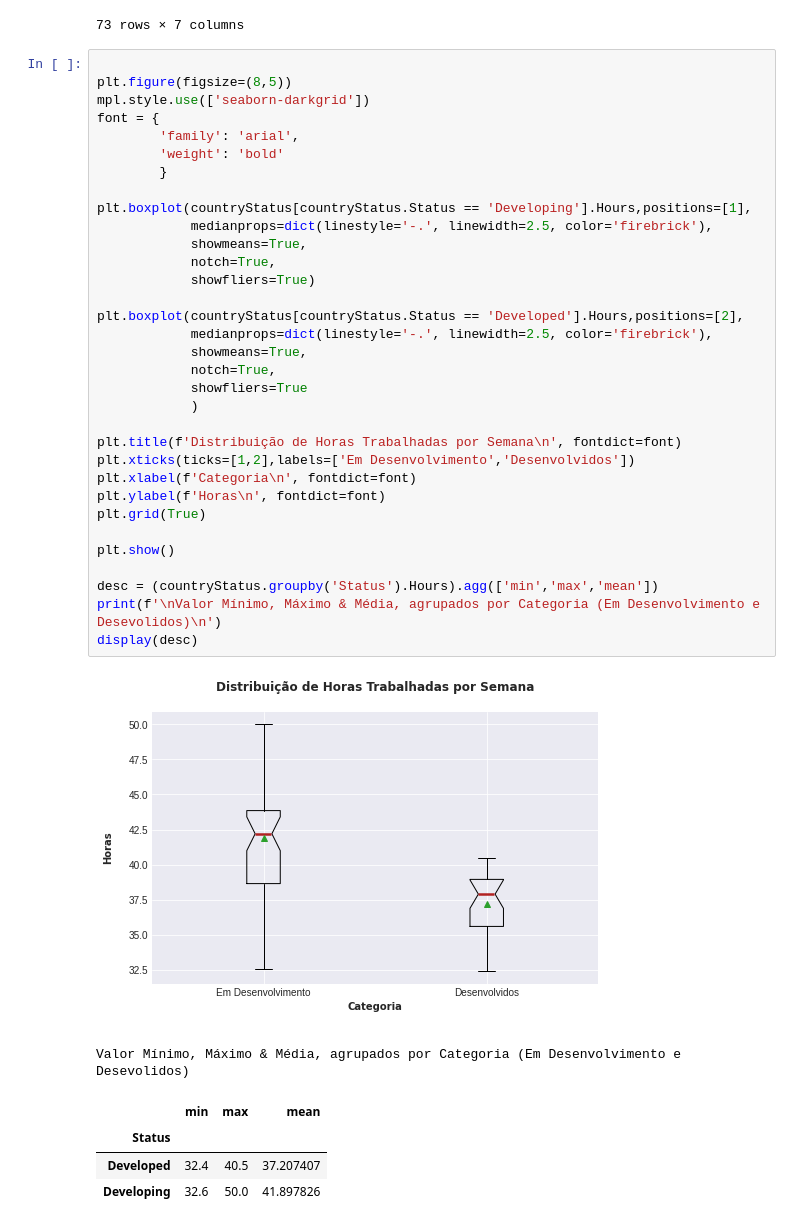
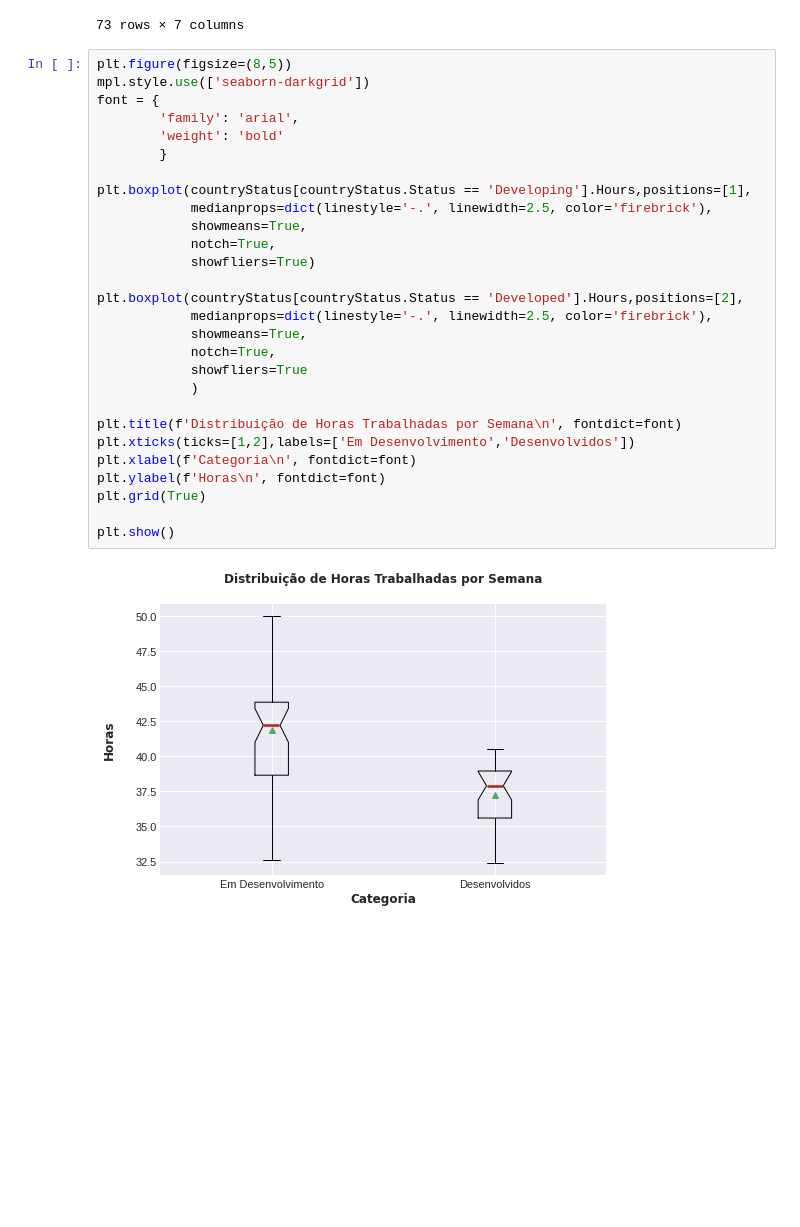
Before and after one commit to unbrae/DataScience, a Jupyter notebook: eda.ipynb, the cells around one changed output. Cells and saved outputs as stored; diff of their text form; blank space fills up the shorter version.

```diff
--- a/eda.ipynb
+++ b/eda.ipynb
@@ -207,42 +207,32 @@ countryStatus
 | 72 | Ukraine | Developing | 195.0 | 2124.662666 | 4515429.0 | 15.3 | 39.0 |
 73 rows × 7 columns
 # %%
-
 plt.figure(figsize=(8,5))
 mpl.style.use(['seaborn-darkgrid'])
 font = {
         'family': 'arial',
         'weight': 'bold'
         }
 
 plt.boxplot(countryStatus[countryStatus.Status == 'Developing'].Hours,positions=[1],
             medianprops=dict(linestyle='-.', linewidth=2.5, color='firebrick'),
             showmeans=True,
             notch=True,
             showfliers=True)
 
 plt.boxplot(countryStatus[countryStatus.Status == 'Developed'].Hours,positions=[2],
             medianprops=dict(linestyle='-.', linewidth=2.5, color='firebrick'),
             showmeans=True,
             notch=True,
             showfliers=True
             )
 
 plt.title(f'Distribuição de Horas Trabalhadas por Semana\n', fontdict=font)
 plt.xticks(ticks=[1,2],labels=['Em Desenvolvimento','Desenvolvidos'])
 plt.xlabel(f'Categoria\n', fontdict=font)
 plt.ylabel(f'Horas\n', fontdict=font)
 plt.grid(True)
 
 plt.show()
-
-desc = (countryStatus.groupby('Status').Hours).agg(['min','max','mean'])
-print(f'\nValor Mínimo, Máximo & Média, agrupados por Categoria (Em Desenvolvimento e Desevolidos)\n')
-display(desc)
 # %% [output]
-[figure, old version]
+[figure, new version]
-Valor Mínimo, Máximo & Média, agrupados por Categoria (Em Desenvolvimento e Desevolidos)
-|  | min | max | mean |
-| Status |  |  |  |
-| Developed | 32.4 | 40.5 | 37.207407 |
-| Developing | 32.6 | 50.0 | 41.897826 |
```
Also changed, not shown: parts of 4 cells of this notebook.
